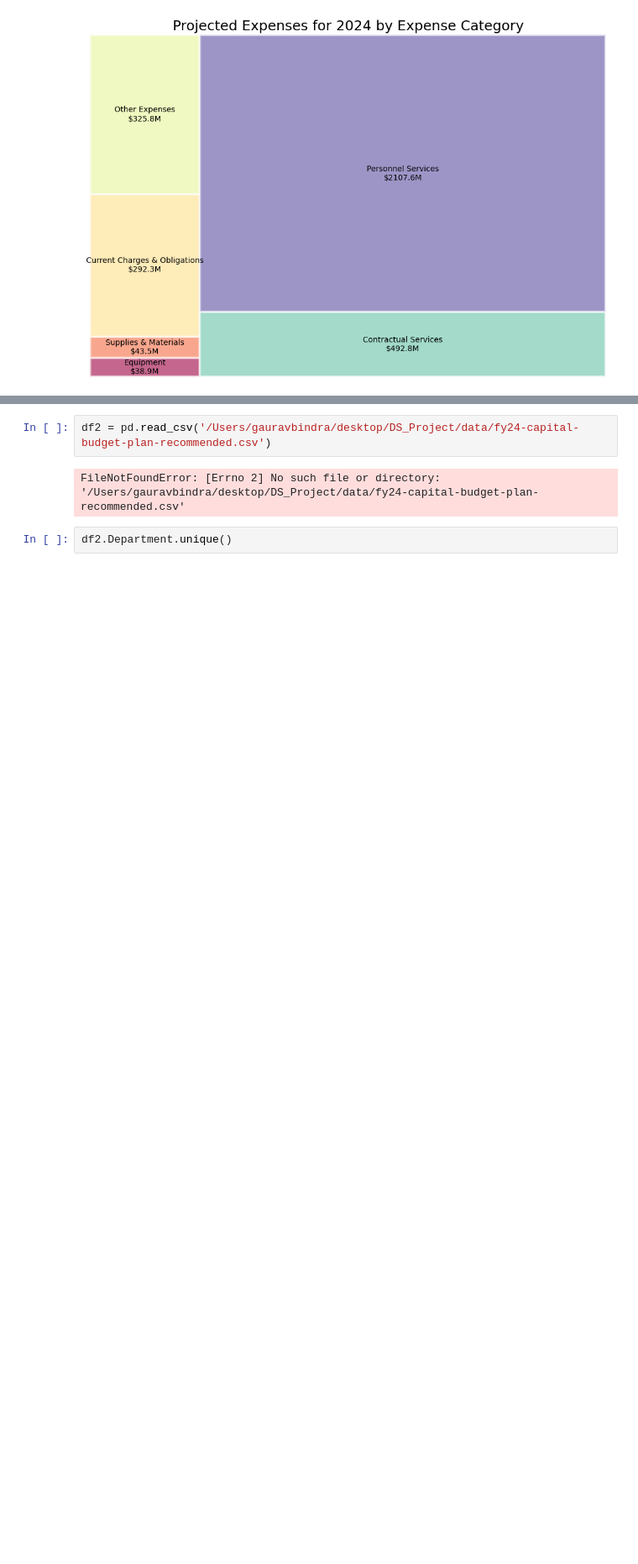
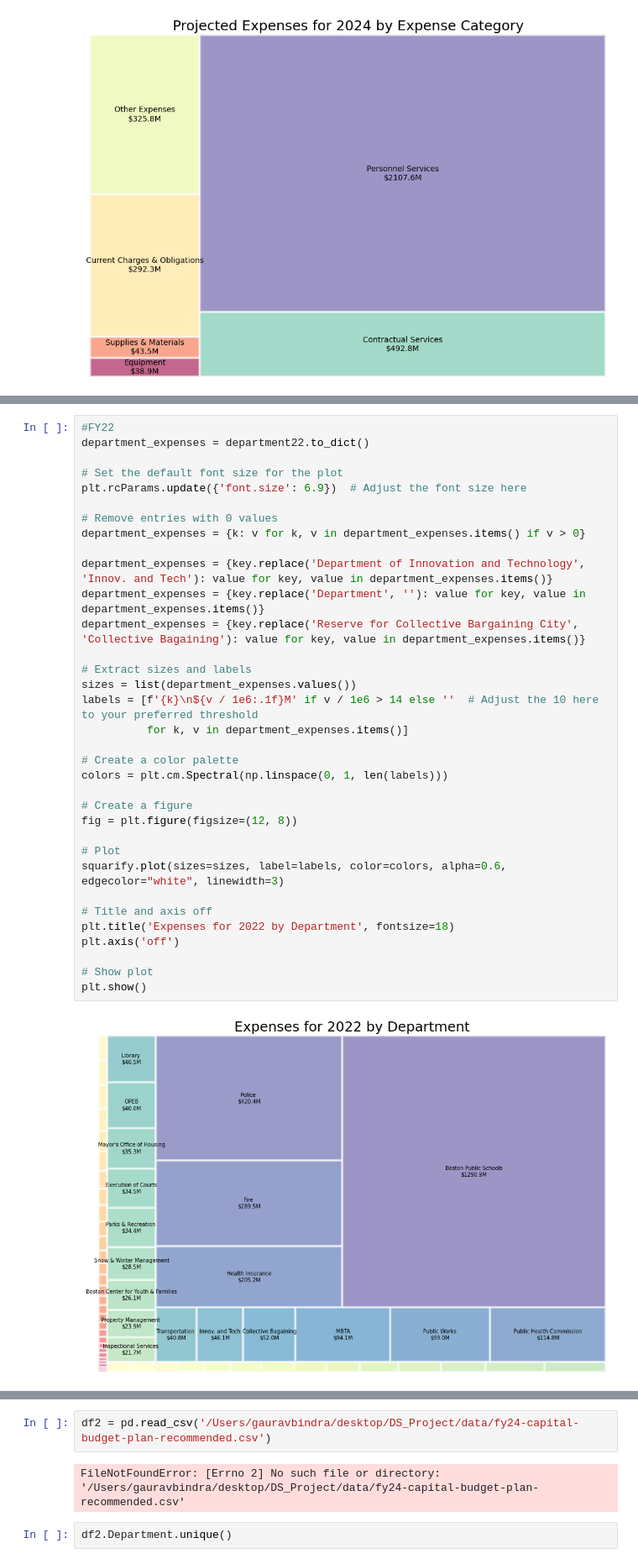
Before and after one commit to BU-Spark/ds-boston-city-budget, a Jupyter notebook: fa23-team-f/OperatingBudgetAnalysis.ipynb, the cells around one changed output, grey strips where cells are left out. Shown at 84% size. Drawn from its saved outputs; the diff is of its cells as text; blank space fills up the shorter version.

```diff
--- a/fa23-team-f/OperatingBudgetAnalysis.ipynb
+++ b/fa23-team-f/OperatingBudgetAnalysis.ipynb
@@ -844,0 +880,36 @@ plt.show()
+# %%
+#FY22
+department_expenses = department22.to_dict()
+
+# Set the default font size for the plot
+plt.rcParams.update({'font.size': 6.9})  # Adjust the font size here
+
+# Remove entries with 0 values
+department_expenses = {k: v for k, v in department_expenses.items() if v > 0}
+
+department_expenses = {key.replace('Department of Innovation and Technology', 'Innov. and Tech'): value for key, value in department_expenses.items()}
+department_expenses = {key.replace('Department', ''): value for key, value in department_expenses.items()}
+department_expenses = {key.replace('Reserve for Collective Bargaining City', 'Collective Bagaining'): value for key, value in department_expenses.items()}
+
+# Extract sizes and labels
+sizes = list(department_expenses.values())
+labels = [f'{k}\n${v / 1e6:.1f}M' if v / 1e6 > 14 else ''  # Adjust the 10 here to your preferred threshold
+          for k, v in department_expenses.items()]
+
+# Create a color palette
+colors = plt.cm.Spectral(np.linspace(0, 1, len(labels)))
+
+# Create a figure
+fig = plt.figure(figsize=(12, 8))
+
+# Plot
+squarify.plot(sizes=sizes, label=labels, color=colors, alpha=0.6, edgecolor="white", linewidth=3)
+
+# Title and axis off
+plt.title('Expenses for 2022 by Department', fontsize=18)
+plt.axis('off')
+
+# Show plot
+plt.show()
+# %% [output]
+[figure, added]
```
Also changed, not shown: parts of 5 cells of this notebook.
